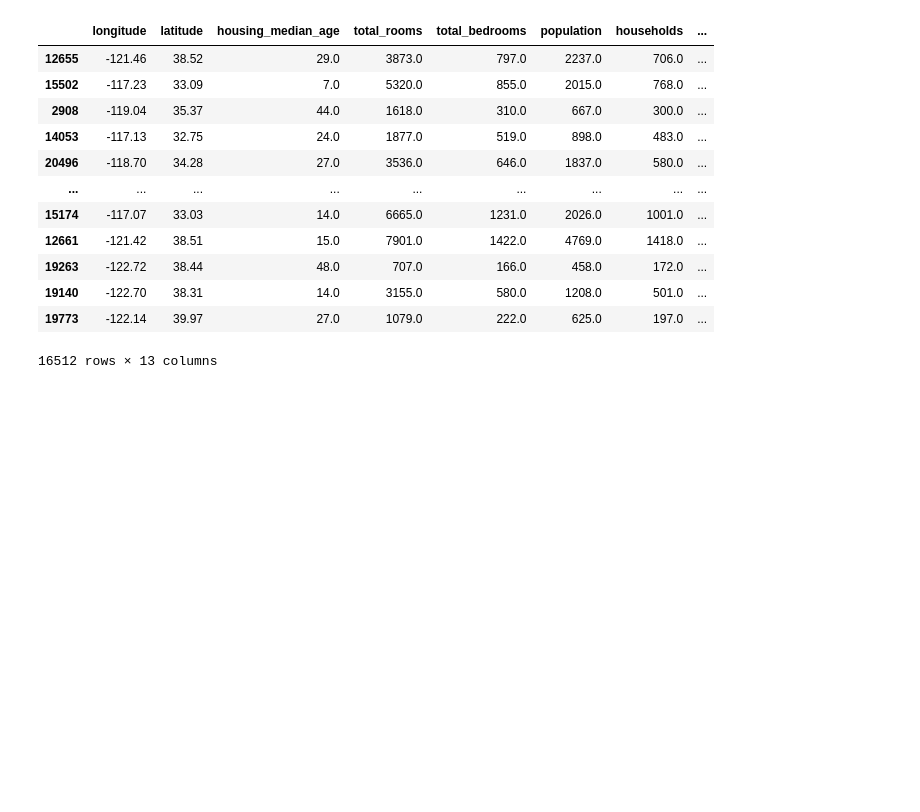
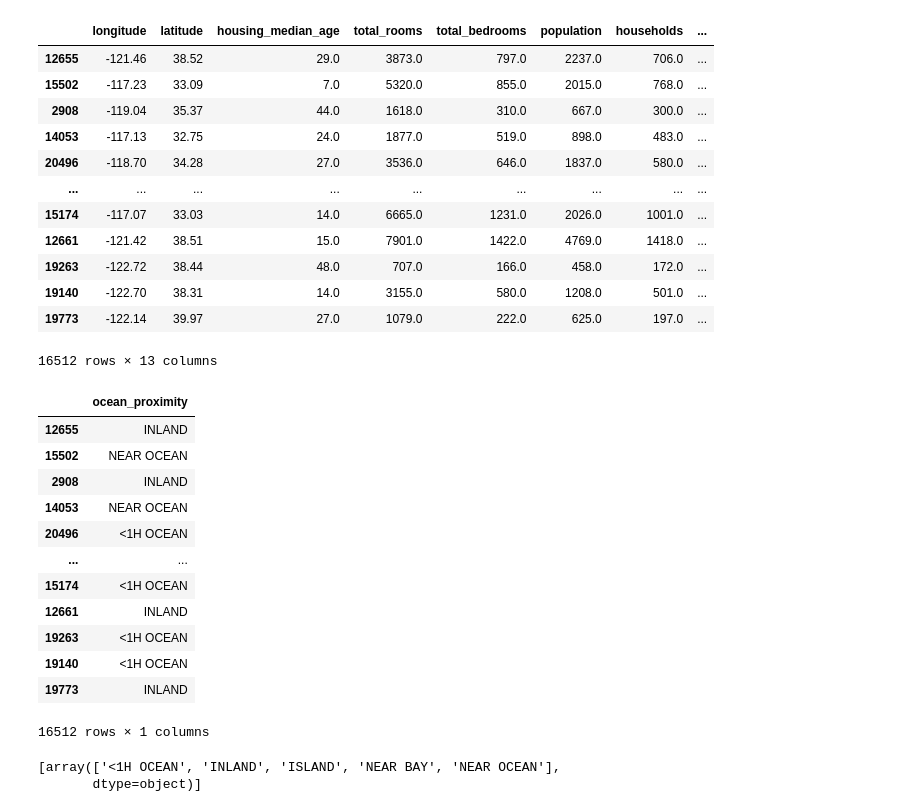
Before and after one commit to levymtmr/ml_projects, a Jupyter notebook: housing_data.ipynb, the cells around one changed output. Saved outputs shown, nothing was run; the diff lists cells and outputs as text; code cells hidden in the pictures; blank space fills up the shorter version.

```diff
--- a/housing_data.ipynb
+++ b/housing_data.ipynb
@@ -146,3 +137,31 @@ housing_tr
 | 19140 | -122.70 | 38.31 | 14.0 | 3155.0 | 580.0 | 1208.0 | 501.0 | ... |
 | 19773 | -122.14 | 39.97 | 27.0 | 1079.0 | 222.0 | 625.0 | 197.0 | ... |
 16512 rows × 13 columns
+# %%
+housing_cat = housing[['ocean_proximity']]
+housing_cat
+# %% [output]
+|  | ocean_proximity |
+| 12655 | INLAND |
+| 15502 | NEAR OCEAN |
+| 2908 | INLAND |
+| 14053 | NEAR OCEAN |
+| 20496 | <1H OCEAN |
+| ... | ... |
+| 15174 | <1H OCEAN |
+| 12661 | INLAND |
+| 19263 | <1H OCEAN |
+| 19140 | <1H OCEAN |
+| 19773 | INLAND |
+16512 rows × 1 columns
+# %%
+# convertendo os valores da coluna ocean_proximity para numbers
+# assim facilitando o algoritimo de MA realizar calculos.
+from sklearn.preprocessing import OrdinalEncoder
+ordinal_encoder = OrdinalEncoder()
+housing_cat_encoded = ordinal_encoder.fit_transform(housing_cat)
+housing_cat_encoded[:10]
+ordinal_encoder.categories_
+# %% [output]
+[array(['<1H OCEAN', 'INLAND', 'ISLAND', 'NEAR BAY', 'NEAR OCEAN'],
+       dtype=object)]
```
Also changed, not shown: parts of 3 cells of this notebook, 2 other files.
